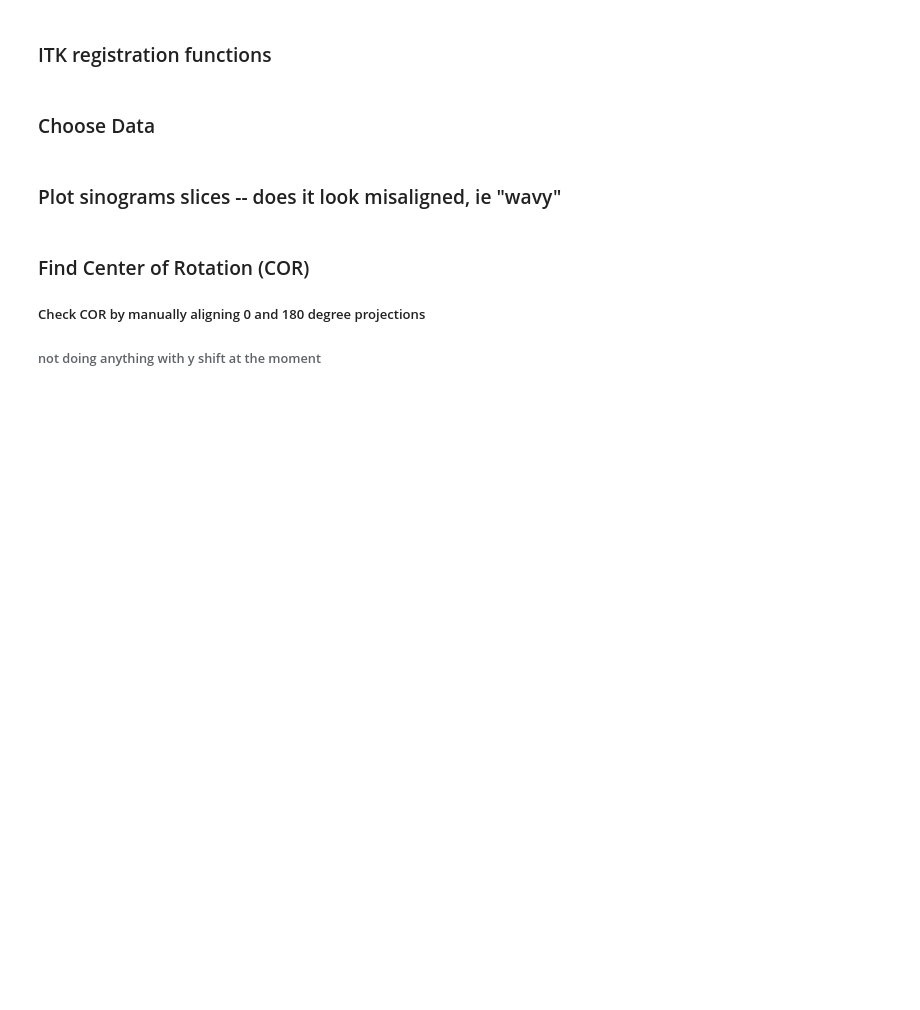
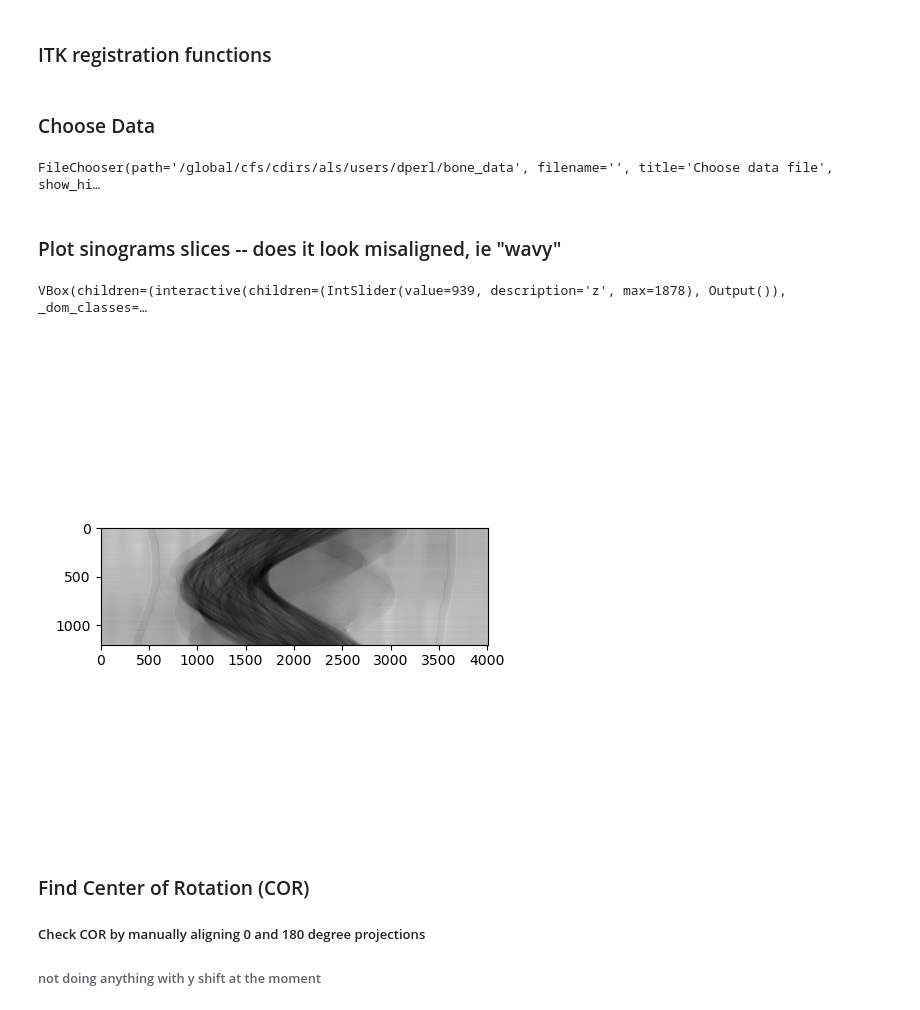
Before and after one commit to als-computing/microct, a Jupyter notebook: more_notebooks/ALS_alignment.ipynb, the cells around one changed output. Cells and saved outputs as stored; diff of their text form; code cells hidden in the pictures; blank space fills up the shorter version.

```diff
--- a/more_notebooks/ALS_alignment.ipynb
+++ b/more_notebooks/ALS_alignment.ipynb
@@ -196,34 +201,39 @@ def get_astra_projection_vectors(angles,spacing=1.0,dx=0.0,dy=0,alpha=0,beta=0,p
 # %%
 dataDir = "/global/cfs/cdirs/als/users/dperl/bone_data" # where is the raw data
 # dataDir = "/global/cfs/cdirs/als/users/dperl/alignment_data/"
-filelist, names = als.get_directory_filelist(dataDir)
-file_choice = als.make_file_selector(filelist, names, dataDir)
-widgets.Box([widgets.Label(value='Make a File Selection'), file_choice])
-display(file_choice)
+file_chooser = FileChooser(dataDir)
+file_chooser.filter_pattern = '*.h5' # only show .h5 files
+file_chooser.title = f'Choose data file'
+display(file_chooser)
+# %% [output]
+FileChooser(path='/global/cfs/cdirs/als/users/dperl/bone_data', filename='', title='Choose data file', show_hi…
 # %% [markdown]
 ### Plot sinograms slices -- does it look misaligned, ie "wavy"
 # %%
-path = file_choice.result[0]
+path = file_chooser.selected
 metadata = als.read_metadata(path, print_flag = False)
 tomo, _ = als.read_data(path, sino=slice(metadata['numslices']//2,metadata['numslices']//2+1), prelog=True)
 if plt.fignum_exists(54): plt.close(54)
 fig, axs = plt.subplots(1,1,num=54,figsize=(5,5),sharex=True,sharey=True)
 img = axs.imshow(np.empty((metadata['numangles'],metadata['numrays'])),cmap='gray')
 
 def set_slice(z):
     tomo, _ = als.read_data(path, sino=slice(z,z+1), prelog=True)
     img.set_data(tomo.squeeze())
 def set_clim(clims):
     img.set_clim(vmin=clims[0],vmax=clims[1])
 
 slice_slider = widgets.interactive(set_slice, z=widgets.IntSlider(min=0, max=metadata['numslices']-1, step=1, value=metadata['numslices']//2))
 clim_slider = widgets.interactive(set_clim, img=widgets.fixed(img),
                               clims=widgets.FloatRangeSlider(description='Color Scale', layout=widgets.Layout(width='50%'),
                                                                    min=tomo.min(), max=tomo.max(),
                                                                    step=(tomo.max()-tomo.min())/500, value=[tomo.min(),tomo.max()]))
 
 ui = widgets.VBox([slice_slider, clim_slider])
 display(ui)
+# %% [output]
+VBox(children=(interactive(children=(IntSlider(value=939, description='z', max=1878), Output()), _dom_classes=…
+[figure, added]
 # %% [markdown]
 ### Find Center of Rotation (COR)
 ##### Check COR by manually aligning 0 and 180 degree projections
```
Also changed, not shown: parts of 3 cells of this notebook.
